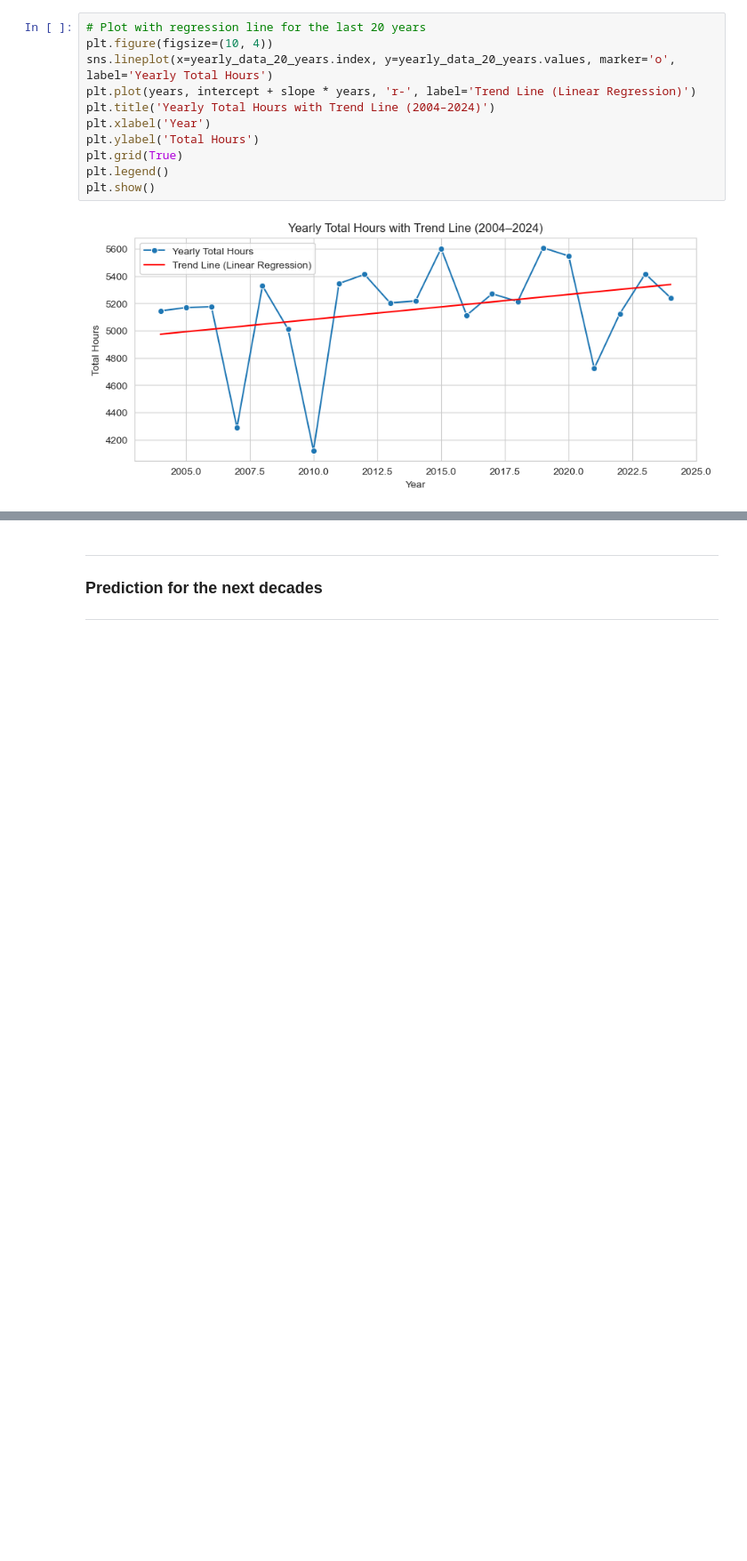
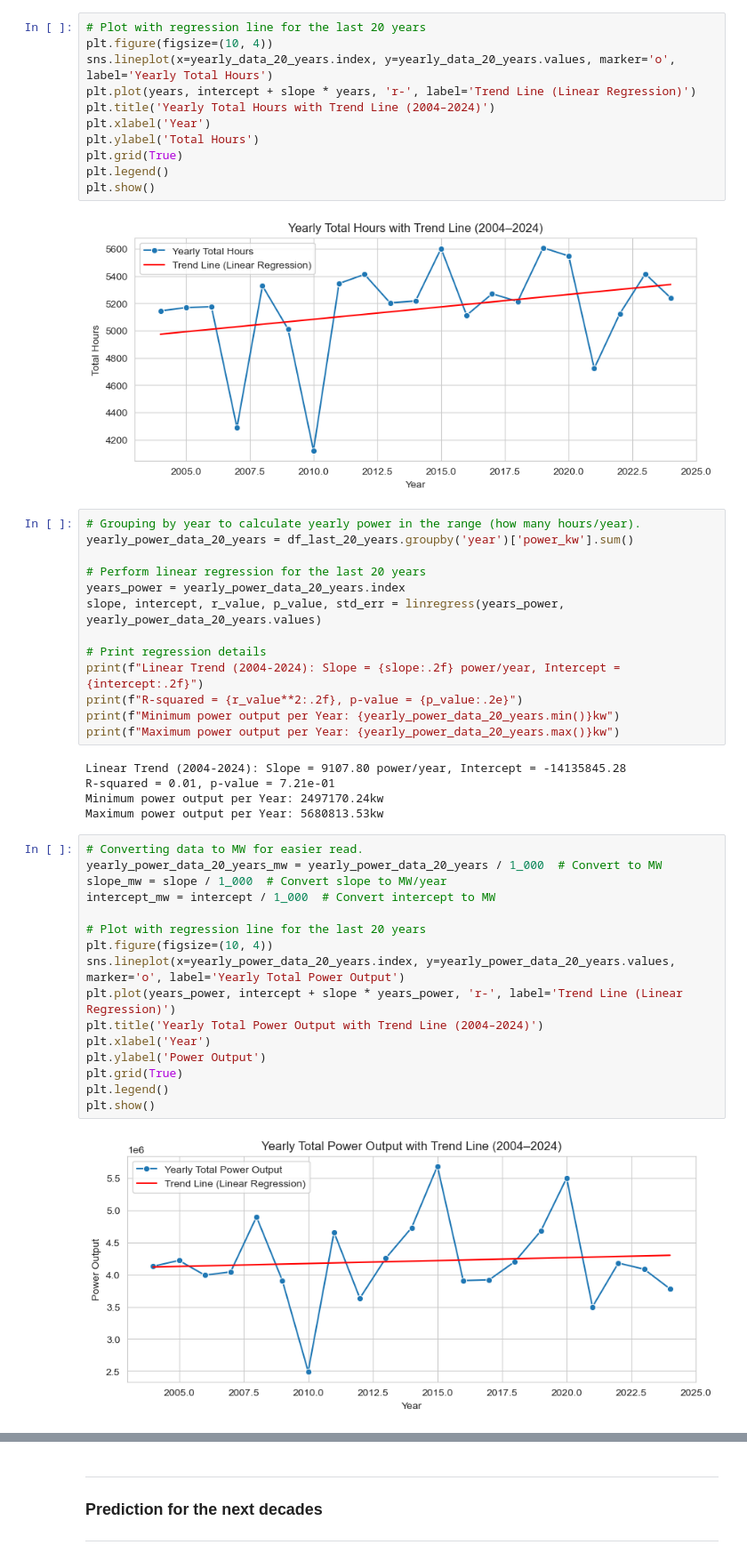
Before and after one commit to ermelinda-q/PFDA, a Jupyter notebook: project/project.ipynb, the cells around one changed output, grey strips where cells are left out. Shown at 89% size. Cells and saved outputs as stored; diff of their text form; blank space fills up the shorter version.

Commit message:
power output trends

```diff
--- a/project/project.ipynb
+++ b/project/project.ipynb
@@ -682,4 +686,40 @@ plt.legend()
 plt.show()
 # %% [output]
 [figure]
+# %%
+# Grouping by year to calculate yearly power in the range (how many hours/year).
+yearly_power_data_20_years = df_last_20_years.groupby('year')['power_kw'].sum()
+
+# Perform linear regression for the last 20 years
+years_power = yearly_power_data_20_years.index
+slope, intercept, r_value, p_value, std_err = linregress(years_power, yearly_power_data_20_years.values)
+
+# Print regression details
+print(f"Linear Trend (2004-2024): Slope = {slope:.2f} power/year, Intercept = {intercept:.2f}")
+print(f"R-squared = {r_value**2:.2f}, p-value = {p_value:.2e}")
+print(f"Minimum power output per Year: {yearly_power_data_20_years.min()}kw")
+print(f"Maximum power output per Year: {yearly_power_data_20_years.max()}kw")
+# %% [output]
+Linear Trend (2004-2024): Slope = 9107.80 power/year, Intercept = -14135845.28
+R-squared = 0.01, p-value = 7.21e-01
+Minimum power output per Year: 2497170.24kw
+Maximum power output per Year: 5680813.53kw
+# %%
+# Converting data to MW for easier read.
+yearly_power_data_20_years_mw = yearly_power_data_20_years / 1_000  # Convert to MW
+slope_mw = slope / 1_000  # Convert slope to MW/year
+intercept_mw = intercept / 1_000  # Convert intercept to MW
+
+# Plot with regression line for the last 20 years
+plt.figure(figsize=(10, 4))
+sns.lineplot(x=yearly_power_data_20_years.index, y=yearly_power_data_20_years.values, marker='o', label='Yearly Total Power Output')
+plt.plot(years_power, intercept + slope * years_power, 'r-', label='Trend Line (Linear Regression)')
+plt.title('Yearly Total Power Output with Trend Line (2004–2024)')
+plt.xlabel('Year')
+plt.ylabel('Power Output')
+plt.grid(True)
+plt.legend()
+plt.show()
+# %% [output]
+[figure, added]
 # %% [markdown]
```
Also changed, not shown: parts of 4 cells of this notebook.
